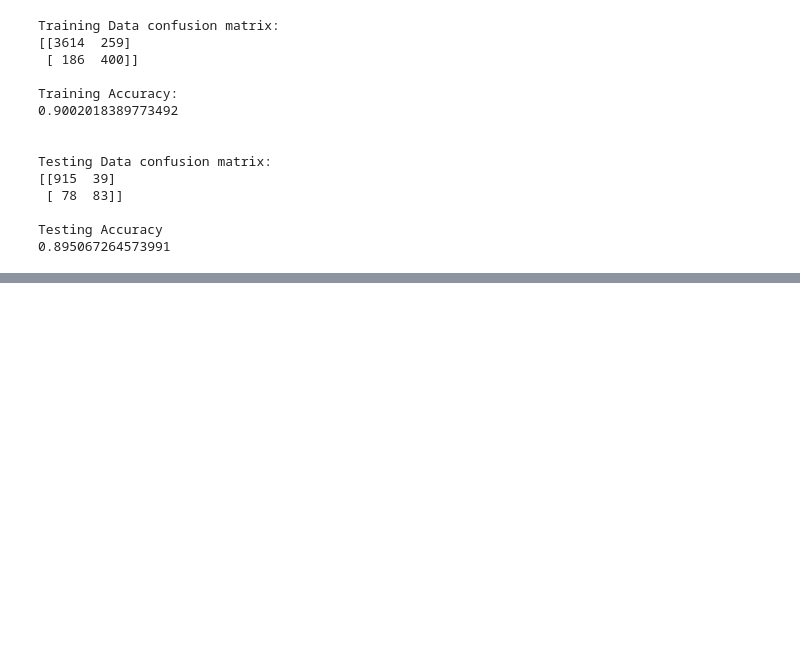
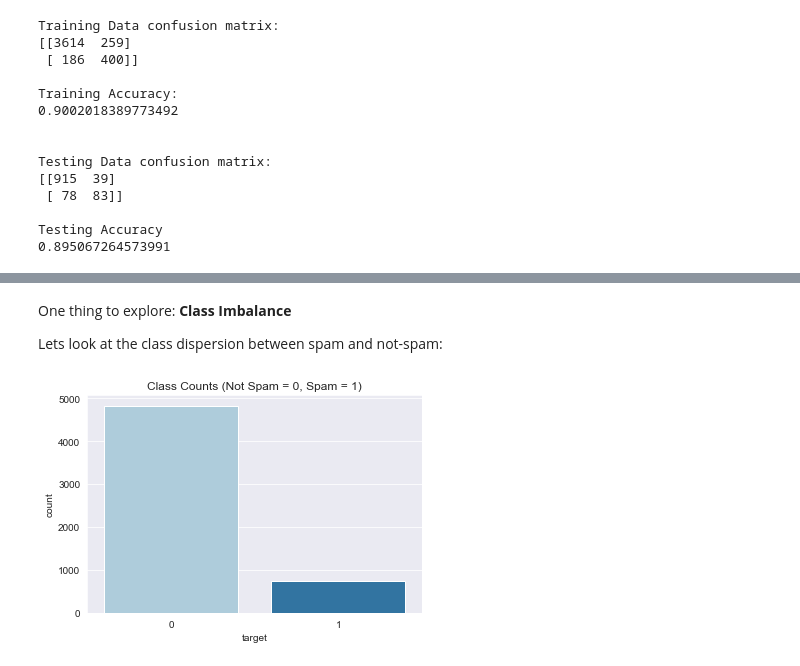
Before and after one commit to elenasm7/SPAM-SMS-NLP-Analysis-and-Prediction, a Jupyter notebook: Spam_detection.ipynb, the cells around one changed output, grey strips where cells are left out. Drawn from its saved outputs; the diff is of its cells as text; code cells hidden in the pictures; blank space fills up the shorter version.

Commit message:
class imbalance

```diff
--- a/Spam_detection.ipynb
+++ b/Spam_detection.ipynb
@@ -527,0 +579,10 @@ Testing Accuracy
+# %% [markdown]
+One thing to explore: __Class Imbalance__
+
+Lets look at the class dispersion between spam and not-spam:
+# %%
+sns.countplot(y,palette="Paired")
+sns.set_style(style='darkgrid')
+plt.title("Class Counts (Not Spam = 0, Spam = 1)");
+# %% [output]
+[figure, added]
```
Also changed, not shown: parts of 18 cells of this notebook.
